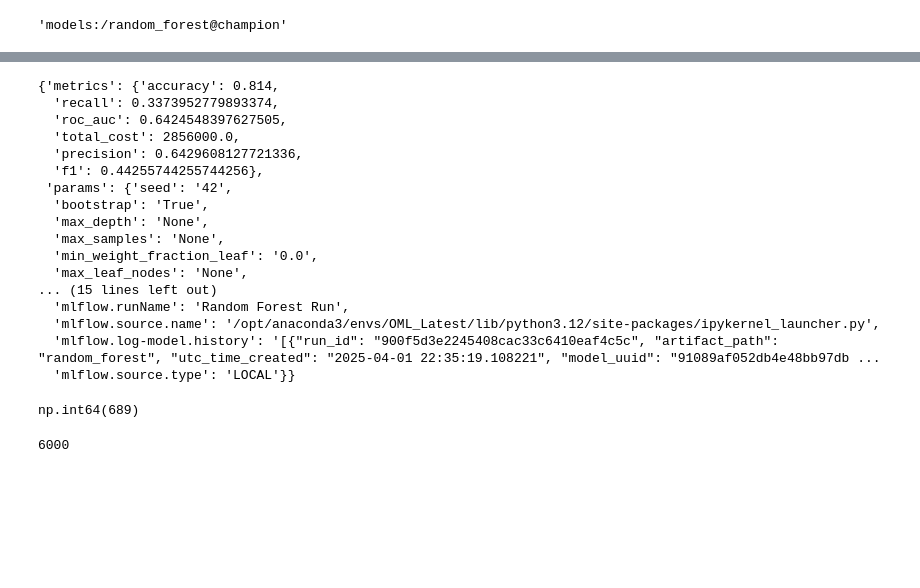
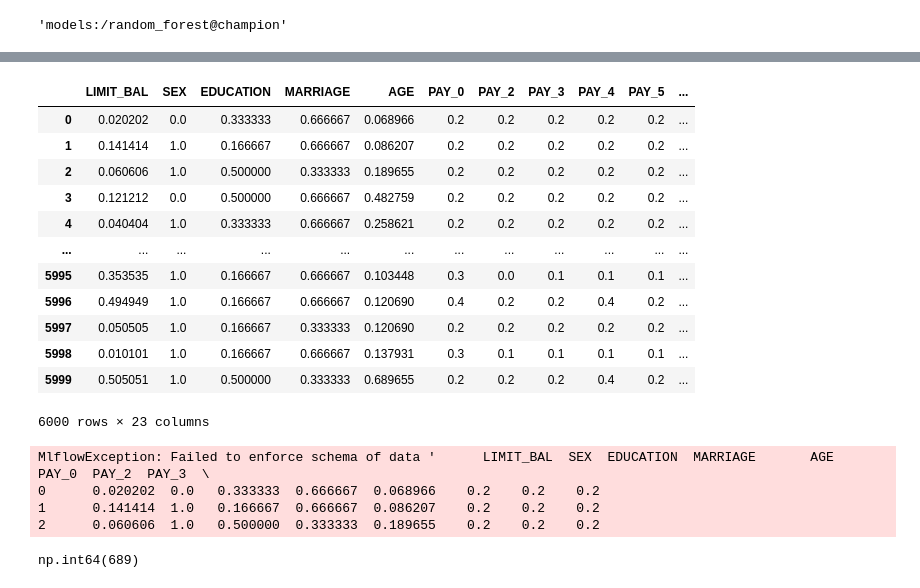
Before and after one commit to b-matos/OML_BM, a Jupyter notebook: notebooks/test_notebook.ipynb, the cells around one changed output, grey strips where cells are left out. Saved outputs shown, nothing was run; the diff lists cells and outputs as text; code cells hidden in the pictures; blank space fills up the shorter version.

```diff
--- a/notebooks/test_notebook.ipynb
+++ b/notebooks/test_notebook.ipynb
@@ -115,25 +72,25 @@ RUN_ID = model.metadata.to_dict()['run_id']
-# %%
-client = mlflow.tracking.MlflowClient(
-    tracking_uri=MLFLOW_TRACKING_URI
-)
-model_data = client.get_run(RUN_ID).data.to_dictionary()
-model_data
-# %% [output]
-{'metrics': {'accuracy': 0.814,
-  'recall': 0.3373952779893374,
-  'roc_auc': 0.6424548397627505,
-  'total_cost': 2856000.0,
-  'precision': 0.6429608127721336,
-  'f1': 0.44255744255744256},
- 'params': {'seed': '42',
-  'bootstrap': 'True',
-  'max_depth': 'None',
-  'max_samples': 'None',
-  'min_weight_fraction_leaf': '0.0',
-  'max_leaf_nodes': 'None',
-... (15 lines left out)
-  'mlflow.runName': 'Random Forest Run',
-  'mlflow.source.name': '/opt/anaconda3/envs/OML_Latest/lib/python3.12/site-packages/ipykernel_launcher.py',
-  'mlflow.log-model.history': '[{"run_id": "900f5d3e2245408cac33c6410eaf4c5c", "artifact_path": "random_forest", "utc_time_created": "2025-04-01 22:35:19.108221", "model_uuid": "91089af052db4e48bb97db ...
-  'mlflow.source.type': 'LOCAL'}}
+# %%
+X_test
+# %% [output]
+|  | LIMIT_BAL | SEX | EDUCATION | MARRIAGE | AGE | PAY_0 | PAY_2 | PAY_3 | PAY_4 | PAY_5 | ... |
+| 0 | 0.020202 | 0.0 | 0.333333 | 0.666667 | 0.068966 | 0.2 | 0.2 | 0.2 | 0.2 | 0.2 | ... |
+| 1 | 0.141414 | 1.0 | 0.166667 | 0.666667 | 0.086207 | 0.2 | 0.2 | 0.2 | 0.2 | 0.2 | ... |
+| 2 | 0.060606 | 1.0 | 0.500000 | 0.333333 | 0.189655 | 0.2 | 0.2 | 0.2 | 0.2 | 0.2 | ... |
+| 3 | 0.121212 | 0.0 | 0.500000 | 0.666667 | 0.482759 | 0.2 | 0.2 | 0.2 | 0.2 | 0.2 | ... |
+| 4 | 0.040404 | 1.0 | 0.333333 | 0.666667 | 0.258621 | 0.2 | 0.2 | 0.2 | 0.2 | 0.2 | ... |
+| ... | ... | ... | ... | ... | ... | ... | ... | ... | ... | ... | ... |
+| 5995 | 0.353535 | 1.0 | 0.166667 | 0.666667 | 0.103448 | 0.3 | 0.0 | 0.1 | 0.1 | 0.1 | ... |
+| 5996 | 0.494949 | 1.0 | 0.166667 | 0.666667 | 0.120690 | 0.4 | 0.2 | 0.2 | 0.4 | 0.2 | ... |
+| 5997 | 0.050505 | 1.0 | 0.166667 | 0.333333 | 0.120690 | 0.2 | 0.2 | 0.2 | 0.2 | 0.2 | ... |
+| 5998 | 0.010101 | 1.0 | 0.166667 | 0.666667 | 0.137931 | 0.3 | 0.1 | 0.1 | 0.1 | 0.1 | ... |
+| 5999 | 0.505051 | 1.0 | 0.500000 | 0.333333 | 0.689655 | 0.2 | 0.2 | 0.2 | 0.4 | 0.2 | ... |
+6000 rows × 23 columns
+# %%
+y_preds = model.predict(X_test)
+y_preds
+# %% [output]
+MlflowException: Failed to enforce schema of data '      LIMIT_BAL  SEX  EDUCATION  MARRIAGE       AGE  PAY_0  PAY_2  PAY_3  \
+0      0.020202  0.0   0.333333  0.666667  0.068966    0.2    0.2    0.2
+1      0.141414  1.0   0.166667  0.666667  0.086207    0.2    0.2    0.2
+2      0.060606  1.0   0.500000  0.333333  0.189655    0.2    0.2    0.2
 # %%
@@ -141,6 +98,2 @@ sum(preds)
 # %% [output]
 np.int64(689)
-# %%
-len(preds)
-# %% [output]
-6000
```
Also changed, not shown: parts of 11 cells of this notebook, 1 other file.
